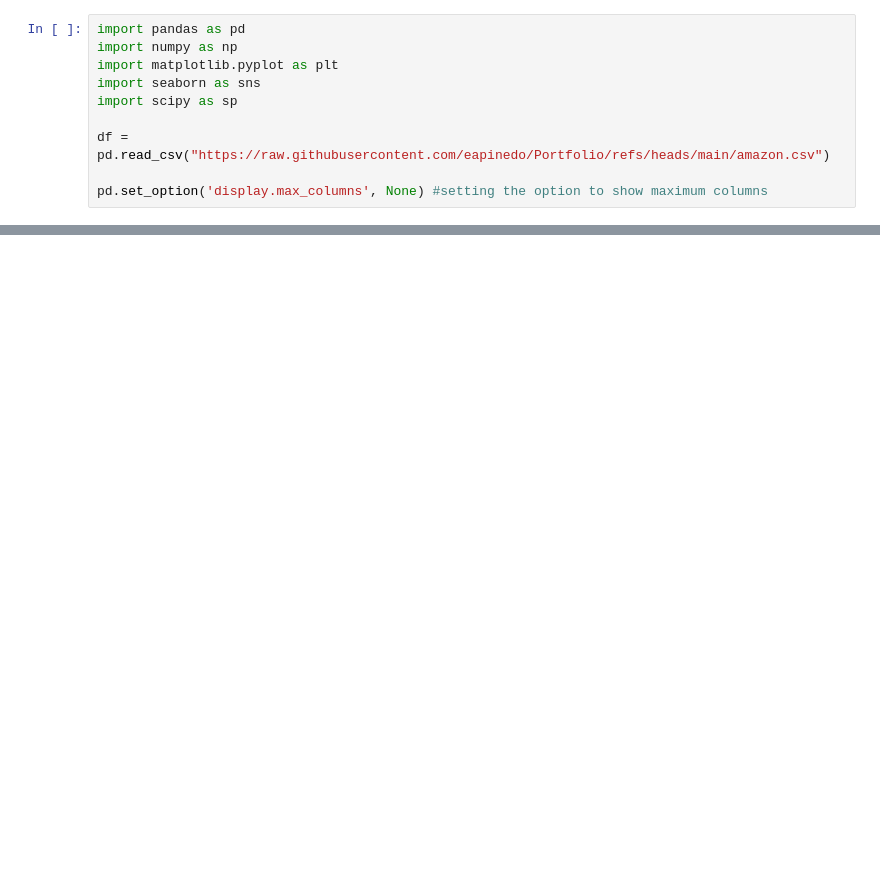
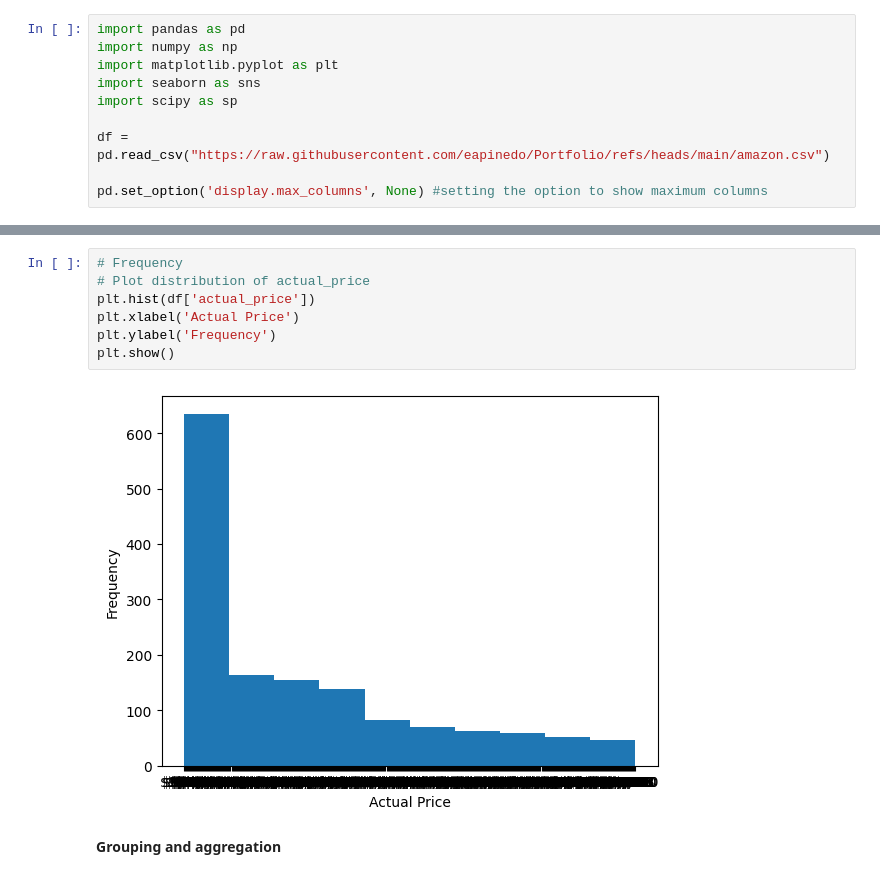
Before and after one commit to eapinedo/Portfolio, a Jupyter notebook: python_script.ipynb, the cells around one changed output, grey strips where cells are left out. Saved outputs shown, nothing was run; the diff lists cells and outputs as text; blank space fills up the shorter version.

```diff
--- a/python_script.ipynb
+++ b/python_script.ipynb
@@ -25,0 +178,11 @@ df.head(5)
+# %%
+# Frequency
+# Plot distribution of actual_price
+plt.hist(df['actual_price'])
+plt.xlabel('Actual Price')
+plt.ylabel('Frequency')
+plt.show()
+# %% [output]
+[figure, added]
+# %% [markdown]
+**Grouping and aggregation**
```
Also changed, not shown: parts of 26 cells of this notebook.
